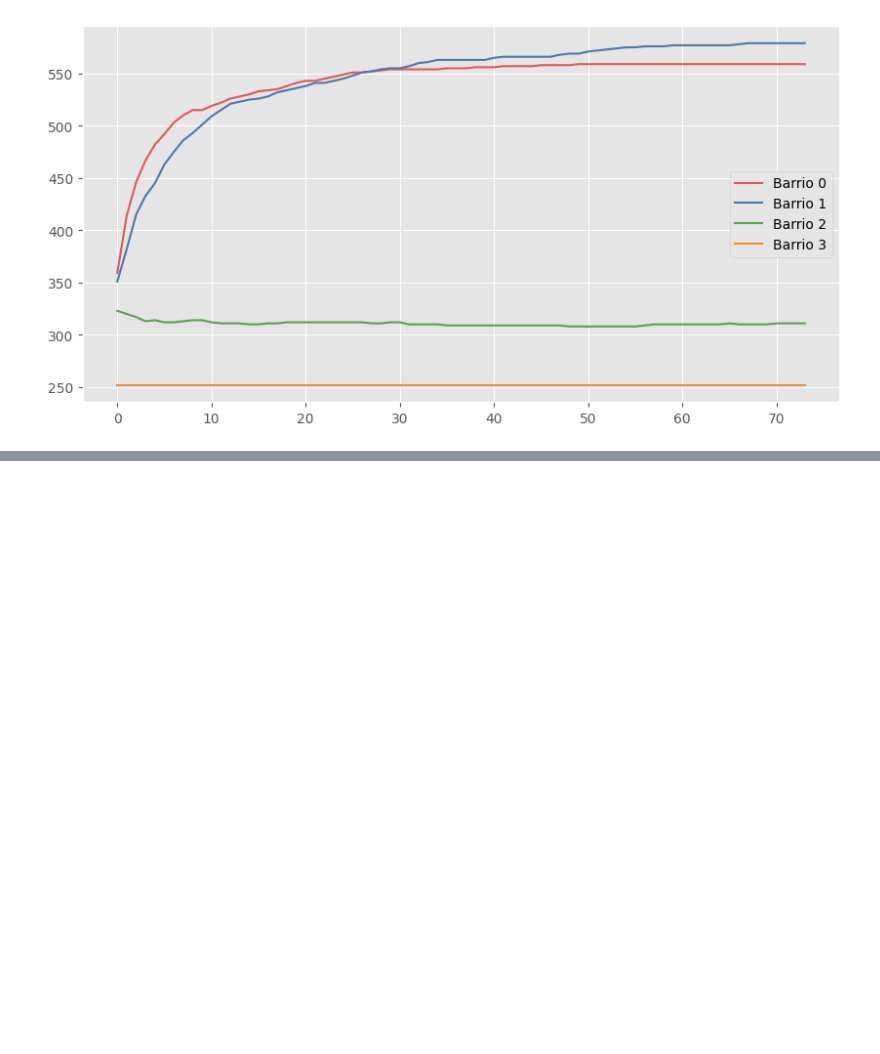
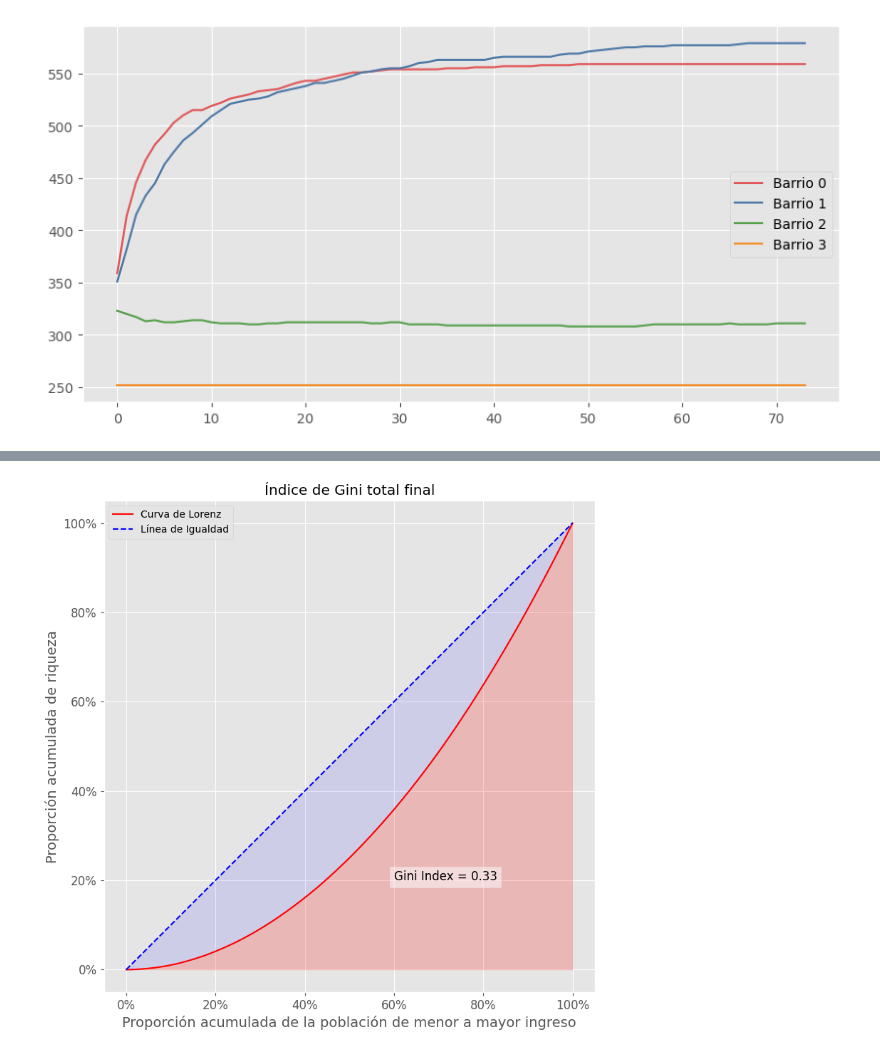
Before and after one commit to joangq/msscae-tp, a Jupyter notebook: src/main.ipynb, the cells around one changed output, grey strips where cells are left out. Saved outputs shown, nothing was run; the diff lists cells and outputs as text; code cells hidden in the pictures; blank space fills up the shorter version.

```diff
--- a/src/main.ipynb
+++ b/src/main.ipynb
@@ -86,0 +94,7 @@ for t in legend.get_texts():
+# %%
+data = config_inicial.flatten()
+plot = graficar_gini(data, gini(data))
+plot.title('Índice de Gini total final', color='black')
+plot.show()
+# %% [output]
+[figure, added]
```
Also changed, not shown: parts of 2 cells of this notebook, 2 other files.
